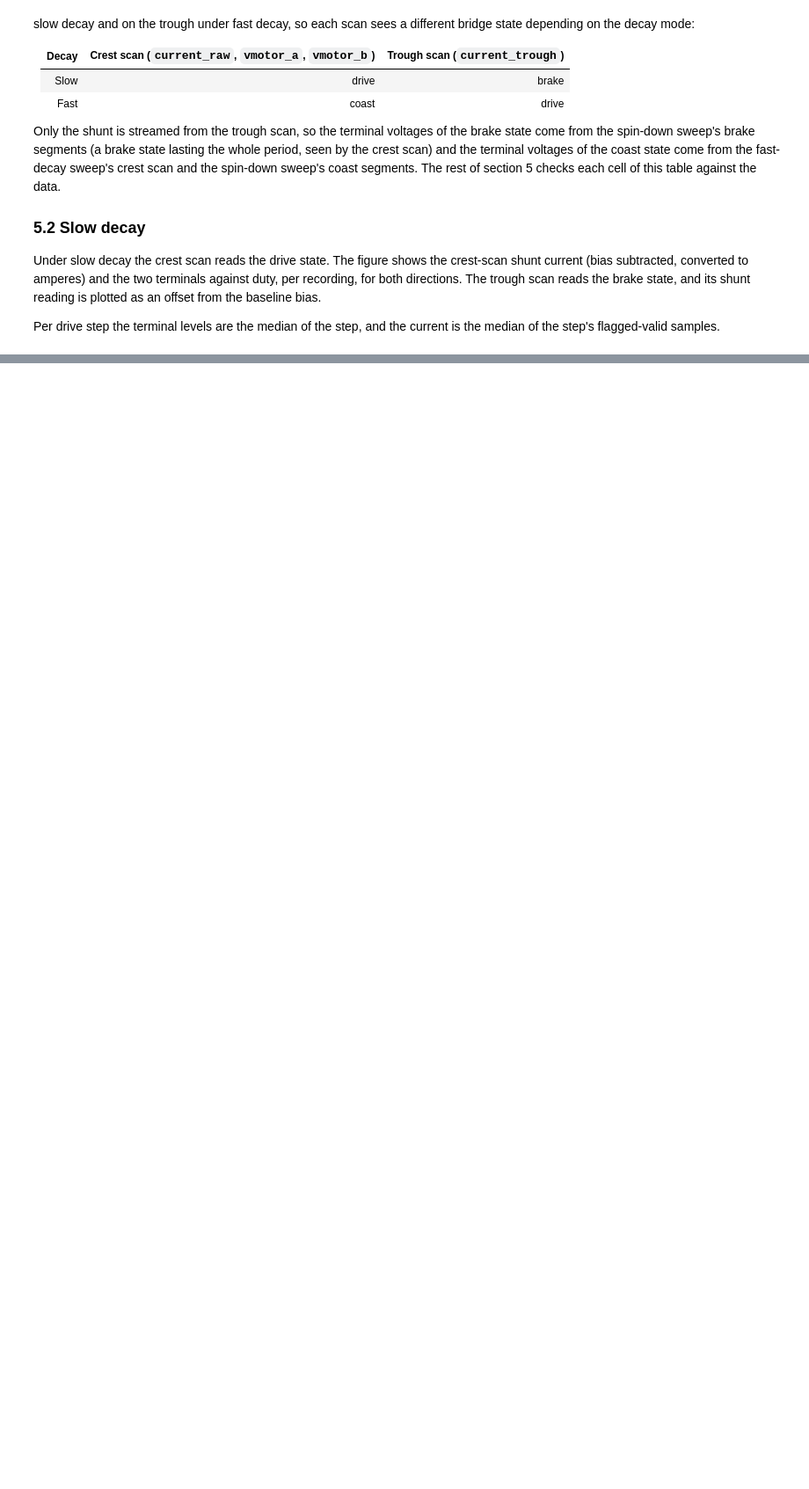
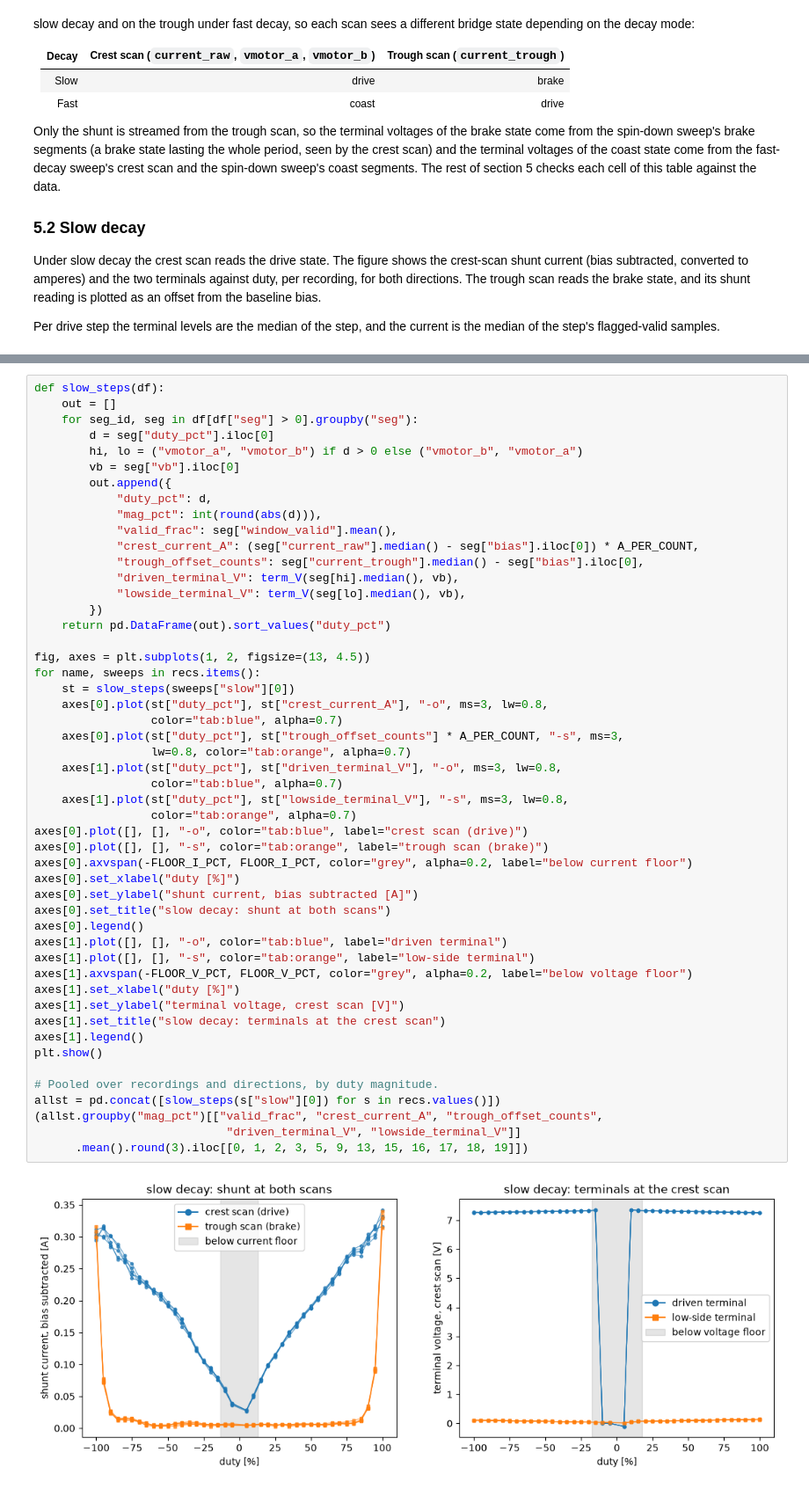
Before and after one commit to OpenServoCore/open-servo-core, a Jupyter notebook: notebooks/01-bridge-states.ipynb, the cells around one changed output, grey strips where cells are left out. Shown at 88% size. Saved outputs shown, nothing was run; the diff lists cells and outputs as text; blank space fills up the shorter version.

```diff
--- a/notebooks/01-bridge-states.ipynb
+++ b/notebooks/01-bridge-states.ipynb
@@ -1182,0 +338,52 @@ Findings:
+# %%
+def slow_steps(df):
+    out = []
+    for seg_id, seg in df[df["seg"] > 0].groupby("seg"):
+        d = seg["duty_pct"].iloc[0]
+        hi, lo = ("vmotor_a", "vmotor_b") if d > 0 else ("vmotor_b", "vmotor_a")
+        vb = seg["vb"].iloc[0]
+        out.append({
+            "duty_pct": d,
+            "mag_pct": int(round(abs(d))),
+            "valid_frac": seg["window_valid"].mean(),
+            "crest_current_A": (seg["current_raw"].median() - seg["bias"].iloc[0]) * A_PER_COUNT,
+            "trough_offset_counts": seg["current_trough"].median() - seg["bias"].iloc[0],
+            "driven_terminal_V": term_V(seg[hi].median(), vb),
+            "lowside_terminal_V": term_V(seg[lo].median(), vb),
+        })
+    return pd.DataFrame(out).sort_values("duty_pct")
+
+fig, axes = plt.subplots(1, 2, figsize=(13, 4.5))
+for name, sweeps in recs.items():
+    st = slow_steps(sweeps["slow"][0])
+    axes[0].plot(st["duty_pct"], st["crest_current_A"], "-o", ms=3, lw=0.8,
+                 color="tab:blue", alpha=0.7)
+    axes[0].plot(st["duty_pct"], st["trough_offset_counts"] * A_PER_COUNT, "-s", ms=3,
+                 lw=0.8, color="tab:orange", alpha=0.7)
+    axes[1].plot(st["duty_pct"], st["driven_terminal_V"], "-o", ms=3, lw=0.8,
+                 color="tab:blue", alpha=0.7)
+    axes[1].plot(st["duty_pct"], st["lowside_terminal_V"], "-s", ms=3, lw=0.8,
+                 color="tab:orange", alpha=0.7)
+axes[0].plot([], [], "-o", color="tab:blue", label="crest scan (drive)")
+axes[0].plot([], [], "-s", color="tab:orange", label="trough scan (brake)")
+axes[0].axvspan(-FLOOR_I_PCT, FLOOR_I_PCT, color="grey", alpha=0.2, label="below current floor")
+axes[0].set_xlabel("duty [%]")
+axes[0].set_ylabel("shunt current, bias subtracted [A]")
+axes[0].set_title("slow decay: shunt at both scans")
+axes[0].legend()
+axes[1].plot([], [], "-o", color="tab:blue", label="driven terminal")
+axes[1].plot([], [], "-s", color="tab:orange", label="low-side terminal")
+axes[1].axvspan(-FLOOR_V_PCT, FLOOR_V_PCT, color="grey", alpha=0.2, label="below voltage floor")
+axes[1].set_xlabel("duty [%]")
+axes[1].set_ylabel("terminal voltage, crest scan [V]")
+axes[1].set_title("slow decay: terminals at the crest scan")
+axes[1].legend()
+plt.show()
+
+# Pooled over recordings and directions, by duty magnitude.
+allst = pd.concat([slow_steps(s["slow"][0]) for s in recs.values()])
+(allst.groupby("mag_pct")[["valid_frac", "crest_current_A", "trough_offset_counts",
+                            "driven_terminal_V", "lowside_terminal_V"]]
+      .mean().round(3).iloc[[0, 1, 2, 3, 5, 9, 13, 15, 16, 17, 18, 19]])
+# %% [output]
+[figure, added]
```
Also changed, not shown: parts of 41 cells of this notebook.
